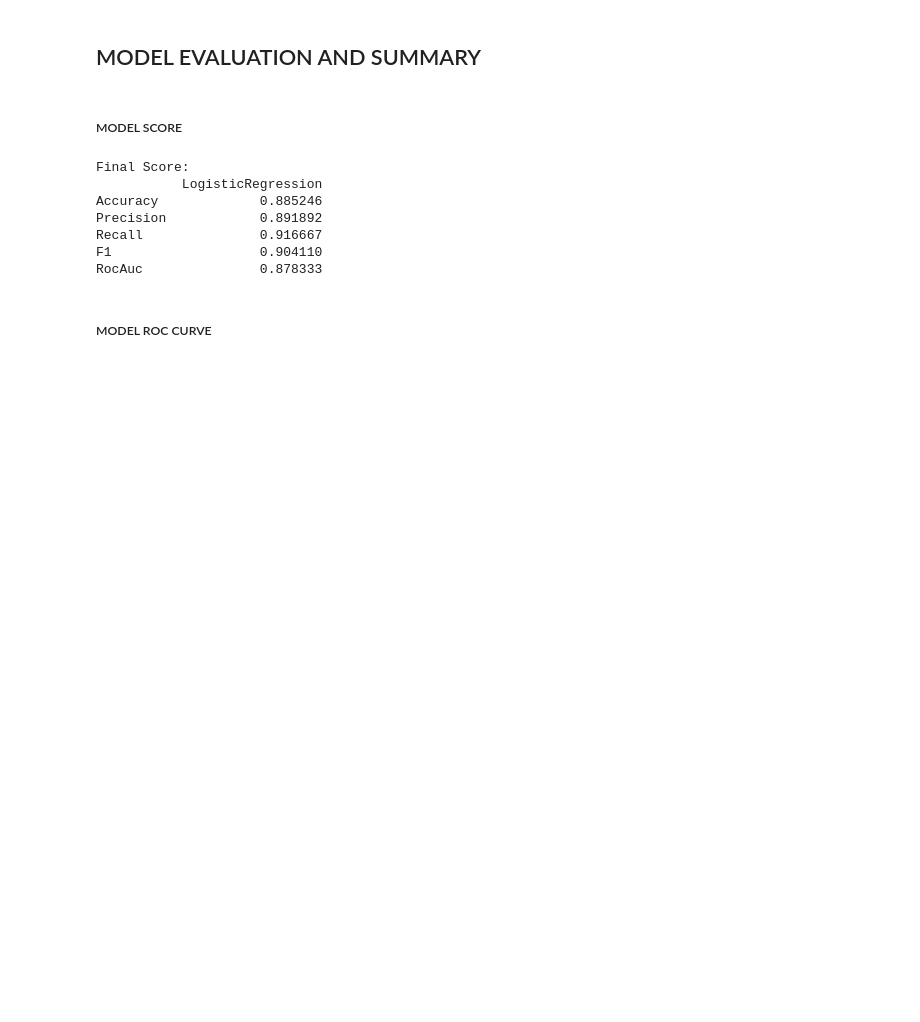
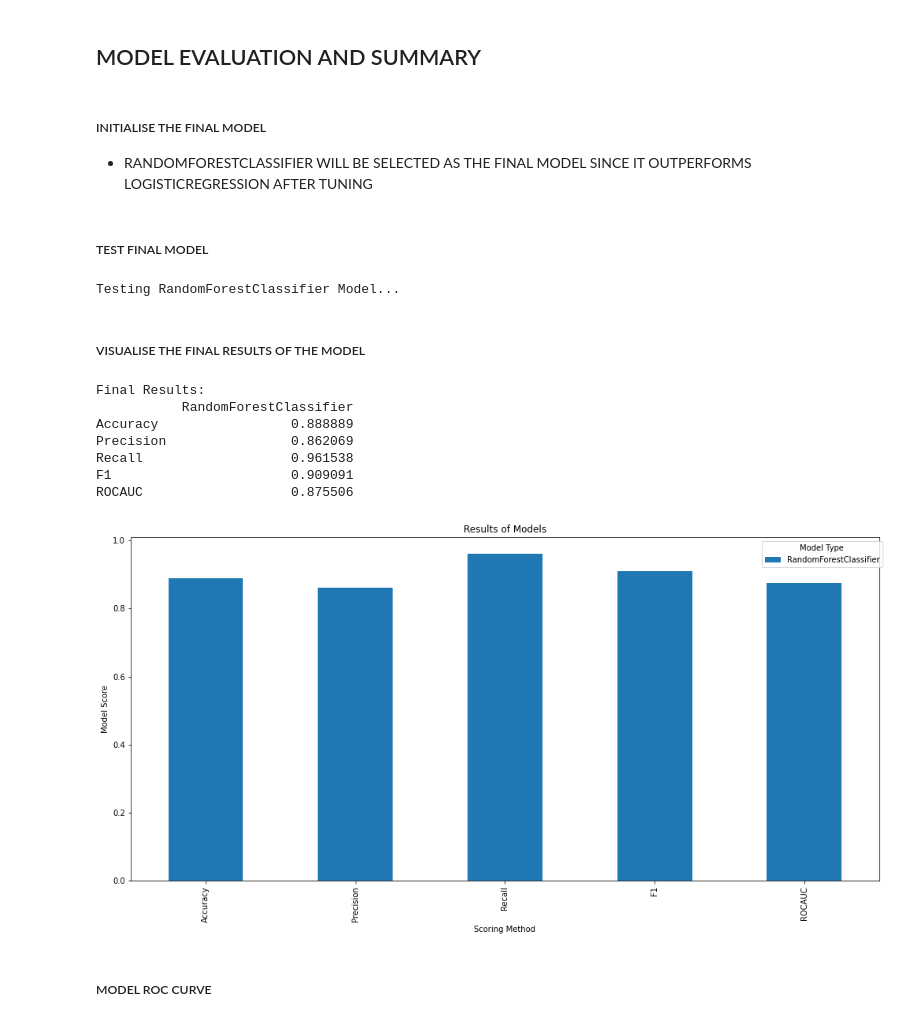
Before and after one commit to jaredpek/Heart-Disease-Classification-Model, a Jupyter notebook: HeartDiseaseModel.ipynb, the cells around one changed output. Saved outputs shown, nothing was run; the diff lists cells and outputs as text; code cells hidden in the pictures; blank space fills up the shorter version.

```diff
--- a/HeartDiseaseModel.ipynb
+++ b/HeartDiseaseModel.ipynb
@@ -280,25 +269,31 @@ max_iter                40.0
 # %% [markdown]
 ## MODEL EVALUATION AND SUMMARY
+# %% [markdown]
+##### INITIALISE THE FINAL MODEL
+- RANDOMFORESTCLASSIFIER WILL BE SELECTED AS THE FINAL MODEL SINCE IT OUTPERFORMS LOGISTICREGRESSION AFTER TUNING
+# %%
+final_model = {"RandomForestClassifier": gs_randForest}
 # %% [markdown]
-##### MODEL SCORE
+##### TEST FINAL MODEL
 # %%
-final_result = final_result[:4]
-ypred = gs_logReg.predict(X_test)
-model_RocAuc = {}
-model_RocAuc['LogisticRegression'] = roc_auc_score(y_test, ypred)
-final_result.append(model_RocAuc)
-
-print(f'''Final Score:
-{pd.DataFrame(final_result, index=['Accuracy', 'Precision', 'Recall', 'F1', 'RocAuc'])}
-''')
+final_result = evaluate_results(final_model, X_test, y_test)
+final_result_DF = pd.DataFrame(final_result, index=["Accuracy", "Precision", "Recall", "F1", "ROCAUC"])
 # %% [output]
-Final Score:
-           LogisticRegression
-Accuracy             0.885246
-Precision            0.891892
-Recall               0.916667
-F1                   0.904110
-RocAuc               0.878333
+Testing RandomForestClassifier Model...
+# %% [markdown]
+##### VISUALISE THE FINAL RESULTS OF THE MODEL
+# %%
+print("Final Results:")
+visualise_results(final_result_DF)
+# %% [output]
+Final Results:
+           RandomForestClassifier
+Accuracy                 0.888889
+Precision                0.862069
+Recall                   0.961538
+F1                       0.909091
+ROCAUC                   0.875506
+[figure, added]
 # %% [markdown]
 ##### MODEL ROC CURVE
 # %%
```
Also changed, not shown: parts of 46 cells of this notebook, 3 other files.
